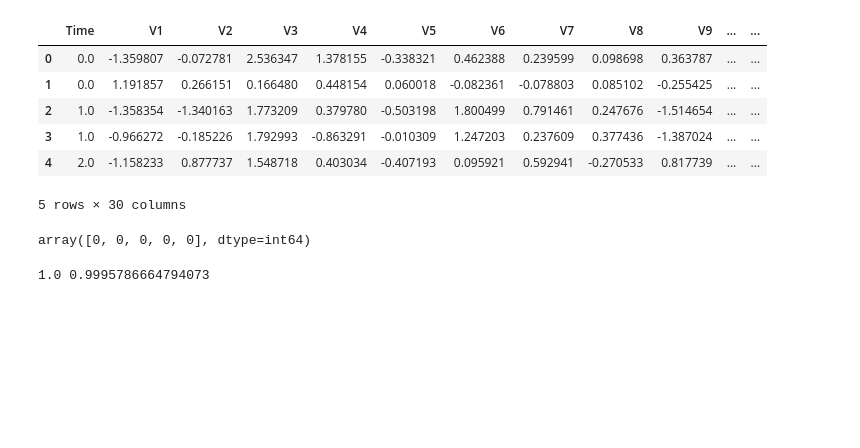
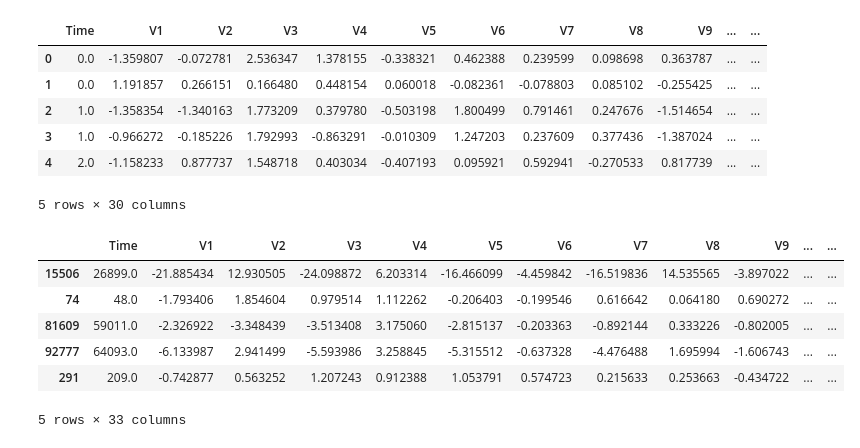
Before and after one commit to ifonseca69/project_2, a Jupyter notebook: Cody/Cody's_Notebook.ipynb, the cells around one changed output. Cells and saved outputs as stored; diff of their text form; code cells hidden in the pictures; blank space fills up the shorter version.

```diff
--- a/Cody/Cody's_Notebook.ipynb
+++ b/Cody/Cody's_Notebook.ipynb
@@ -82,18 +82,30 @@ x.head()
 | 4 | 2.0 | -1.158233 | 0.877737 | 1.548718 | 0.403034 | -0.407193 | 0.095921 | 0.592941 | -0.270533 | 0.817739 | ... | ... |
 5 rows × 30 columns
 # %%
-# Define target set
-y = df["Class"].ravel()
-y[:5]
+df_train = pd.read_csv('../Resources/train_data.csv')
+test_df = pd.read_csv('../Resources/test_data.csv')
-# %% [output]
-array([0, 0, 0, 0, 0], dtype=int64)
 # %%
-x_train, x_test, y_train, y_test = train_test_split(x,y, random_state=42, train_size=0.8)
+# Since our classes are highly skewed we should make them equivalent in order to have a normal distribution of the classes.
 
-rf = RandomForestClassifier()
-model = rf.fit(x_train, y_train)
-train_score = model.score(x_train, y_train)
-test_score = model.score(x_test, y_test)
-print(train_score, test_score)
+# Lets shuffle the data before creating the subsamples
+
+df = df_train.sample(frac=1)
+
+# amount of fraud classes 492 rows.
+fraud_df = df_train.loc[df['Class'] == 1]
+non_fraud_df = df_train.loc[df['Class'] == 0][:492]
+
+normal_distributed_df = pd.concat([fraud_df, non_fraud_df])
+
+# Shuffle dataframe rows
+new_train_df = normal_distributed_df.sample(frac=1, random_state=42)
+
+new_train_df.head()
 # %% [output]
+|  | Time | V1 | V2 | V3 | V4 | V5 | V6 | V7 | V8 | V9 | ... | ... |
+| 15506 | 26899.0 | -21.885434 | 12.930505 | -24.098872 | 6.203314 | -16.466099 | -4.459842 | -16.519836 | 14.535565 | -3.897022 | ... | ... |
+| 74 | 48.0 | -1.793406 | 1.854604 | 0.979514 | 1.112262 | -0.206403 | -0.199546 | 0.616642 | 0.064180 | 0.690272 | ... | ... |
+| 81609 | 59011.0 | -2.326922 | -3.348439 | -3.513408 | 3.175060 | -2.815137 | -0.203363 | -0.892144 | 0.333226 | -0.802005 | ... | ... |
+| 92777 | 64093.0 | -6.133987 | 2.941499 | -5.593986 | 3.258845 | -5.315512 | -0.637328 | -4.476488 | 1.695994 | -1.606743 | ... | ... |
+| 291 | 209.0 | -0.742877 | 0.563252 | 1.207243 | 0.912388 | 1.053791 | 0.574723 | 0.215633 | 0.253663 | -0.434722 | ... | ... |
-1.0 0.9995786664794073
+5 rows × 33 columns
```
Also changed, not shown: parts of 6 cells of this notebook.
